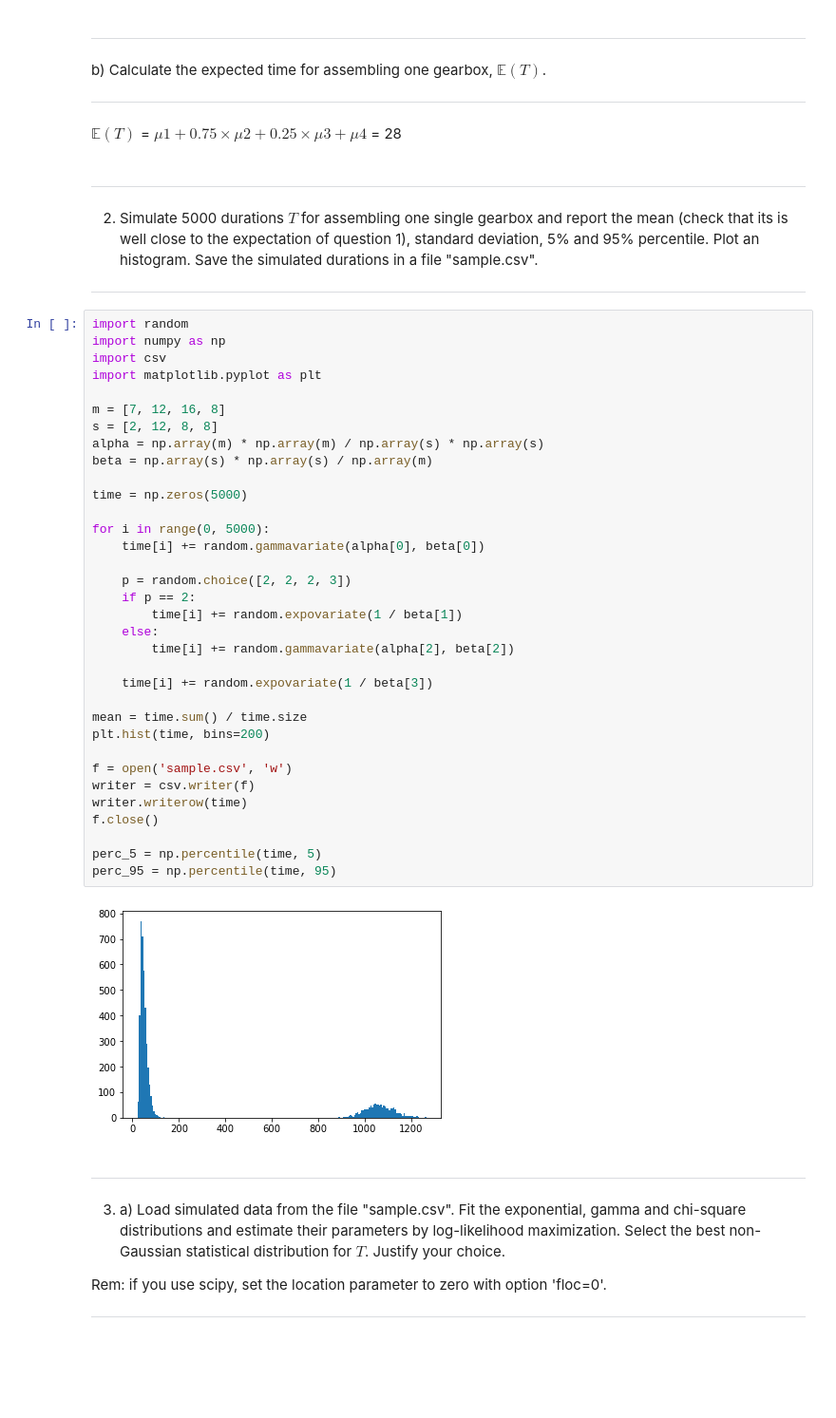
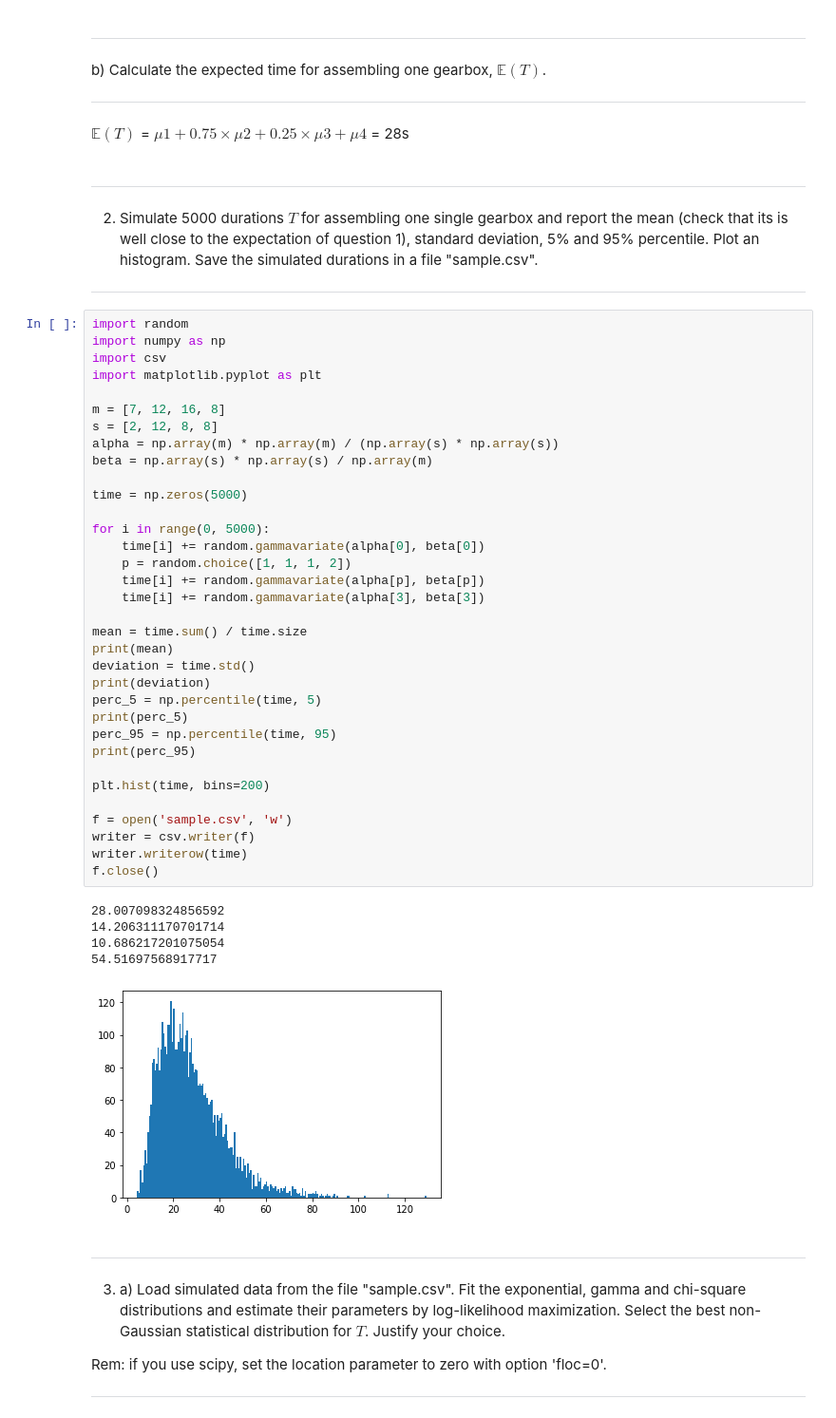
Before and after one commit to tsonnet/hackathon-mayo, a Jupyter notebook: Hackathon1.ipynb, the cells around one changed output. Shown at 95% size. Saved outputs shown, nothing was run; the diff lists cells and outputs as text; blank space fills up the shorter version.

```diff
--- a/Hackathon1.ipynb
+++ b/Hackathon1.ipynb
@@ -70,7 +37,7 @@ b) Calculate the expected time for assembling one gearbox, $\mathbb{E}(T)$.
 
 ------------------------------------------------------------------------------------------------------------------------
 # %% [markdown]
-$\mathbb{E}(T)$ = $\mu 1 + 0.75 \times \mu 2 + 0.25 \times \mu 3 + \mu 4$ = 28
+$\mathbb{E}(T)$ = $\mu 1 + 0.75 \times \mu 2 + 0.25 \times \mu 3 + \mu 4$ = 28s
 # %% [markdown]
 ------------------------------------------------------------------------------------------------------
 
@@ -80,39 +47,43 @@ $\mathbb{E}(T)$ = $\mu 1 + 0.75 \times \mu 2 + 0.25 \times \mu 3 + \mu 4$ = 28
 # %%
 import random
 import numpy as np
 import csv
 import matplotlib.pyplot as plt
 
 m = [7, 12, 16, 8]
 s = [2, 12, 8, 8]
-alpha = np.array(m) * np.array(m) / np.array(s) * np.array(s)
+alpha = np.array(m) * np.array(m) / (np.array(s) * np.array(s))
 beta = np.array(s) * np.array(s) / np.array(m)
 
 time = np.zeros(5000)
 
 for i in range(0, 5000):
     time[i] += random.gammavariate(alpha[0], beta[0])
-
-    p = random.choice([2, 2, 2, 3])
-    if p == 2:
-        time[i] += random.expovariate(1 / beta[1])
-    else:
-        time[i] += random.gammavariate(alpha[2], beta[2])
-
-    time[i] += random.expovariate(1 / beta[3])
+    p = random.choice([1, 1, 1, 2])
+    time[i] += random.gammavariate(alpha[p], beta[p])
+    time[i] += random.gammavariate(alpha[3], beta[3])
 
 mean = time.sum() / time.size
+print(mean)
+deviation = time.std()
+print(deviation)
+perc_5 = np.percentile(time, 5)
+print(perc_5)
+perc_95 = np.percentile(time, 95)
+print(perc_95)
+
 plt.hist(time, bins=200)
 
 f = open('sample.csv', 'w')
 writer = csv.writer(f)
 writer.writerow(time)
 f.close()
-
-perc_5 = np.percentile(time, 5)
-perc_95 = np.percentile(time, 95)
 # %% [output]
+28.007098324856592
+14.206311170701714
+10.686217201075054
+54.51697568917717
-[figure, old version]
+[figure, new version]
 # %% [markdown]
 
 ------------------------------------------------------------------------------------------------------
```
Also changed, not shown: parts of 3 cells of this notebook, 2 other files.
